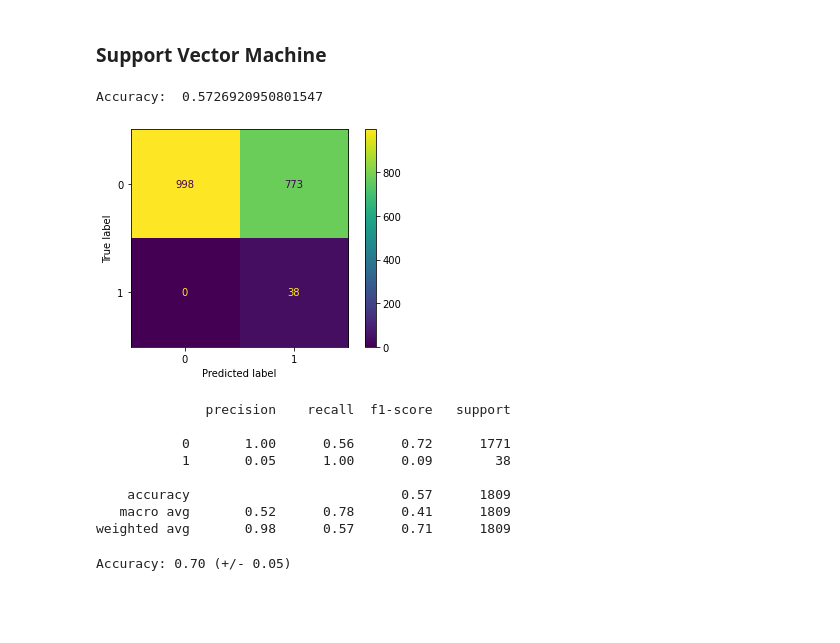
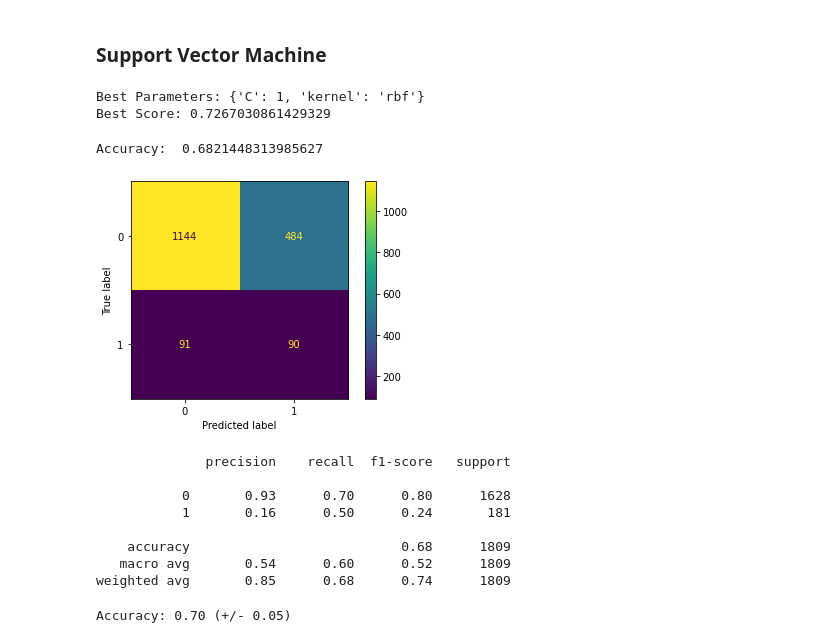
Before and after one commit to ruigomesbioinf/sib_dream_challenge, a Jupyter notebook: src/machine_learning.ipynb, the cells around one changed output. Saved outputs shown, nothing was run; the diff lists cells and outputs as text; code cells hidden in the pictures; blank space fills up the shorter version.

Commit message:
[FIX] y_test to be predicted

```diff
--- a/src/machine_learning.ipynb
+++ b/src/machine_learning.ipynb
@@ -51,11 +51,13 @@ Therefore, and looking for a model that can predict the probability of a patient
 #X_train.drop(columns=["Sample_ID"], inplace=True)
 y_train = X_train.PrevalentHFAIL + X_train.Event # data target with the patients that had HF before and after the first data collecting
 y_train = y_train.map({2: 1, 0: 0, 1: 1})
+y_train_base = y_train
 X_train.drop(columns=[ "PrevalentHFAIL","Event"], inplace=True)
 
 X_test.drop(columns=["Sample_ID"], inplace=True)
-y_test = X_test.PrevalentHFAIL  # data target with the patients that had HF before and after the first data collecting
+y_test = X_test.PrevalentHFAIL + X_test.Event  # data target with the patients that had HF before and after the first data collecting
 y_test = y_test.map({2: 1, 0: 0, 1: 1})
+y_test_base = y_test
 X_test.drop(columns=[ "PrevalentHFAIL","Event"], inplace=True)
 
 
@@ -67,6 +69,7 @@ sm = SMOTE(random_state=42)
 X_train, y_train = sm.fit_resample(X_train, y_train)
 
 print(f'Resampled dataset shape {Counter(y_train)}')
+print(f'Resampled dataset shape {Counter(y_test)}')
 # %% [output]
 Original dataset shape Counter({0: 3229, 1: 386})
 Resampled dataset shape Counter({0: 3229, 1: 3229})
@@ -103,7 +107,7 @@ from sklearn.metrics import accuracy_score, confusion_matrix, classification_rep
 # Standardize data
 scaler = StandardScaler()
 X_train = scaler.fit_transform(X_train)
-X_test = scaler.fit_transform(X_test)
+X_test = scaler.transform(X_test)
 # %% [markdown]
 ## Machine learning models
 # %% [markdown]
@@ -180,41 +184,64 @@ print(f"Accuracy: {scores.mean():.2f} (+/- {scores.std() * 2:.2f})")
 Accuracy: 0.70 (+/- 0.04)
 # %% [markdown]
 ### Support Vector Machine
+# %%
+from sklearn.svm import SVC
+
+# Define the parameter grid
+param_grid = {'C': [0.0001, 0.1, 1],
+              'kernel': ['linear', 'rbf'],
+              }
+
+# Initialize the SVC model
+svc = SVC()
+
+# Initialize the GridSearchCV object
+grid_search = GridSearchCV(svc, param_grid, cv=5)
+
+# Fit the GridSearchCV object to the data
+grid_search.fit(X_train, y_train)
+
+# Print the best parameters and the best score
+print("Best Parameters:", grid_search.best_params_)
+print("Best Score:", grid_search.best_score_)
+# %% [output]
+Best Parameters: {'C': 1, 'kernel': 'rbf'}
+Best Score: 0.7267030861429329
 # %%
-from sklearn.svm import SVC
+
 
 # Initialize the model
-clf = SVC(kernel="linear", random_state=42)
+clf = SVC(kernel="rbf", random_state=0, C=1)
 
 # Fit the model to the training data
 clf.fit(X_train, y_train)
 
 # Make predictions on the test data
 y_pred = clf.predict(X_test)
 
 # Evaluate the model's performance
 accuracy = clf.score(X_test, y_test)
 print("Accuracy: ", accuracy)
 
 # Plot the confusion matrix
 cm_logreg = confusion_matrix(y_test, y_pred, labels=clf.classes_)
 disp1 = ConfusionMatrixDisplay(confusion_matrix=cm_logreg, display_labels=clf.classes_)
 disp1.plot()
 plt.show()
 
 # print the classification report
 print(classification_report(y_test, y_pred))
 # %% [output]
-Accuracy:  0.5726920950801547
+Accuracy:  0.6821448313985627
-[figure, old version]
+[figure, new version]
               precision    recall  f1-score   support
 
-           0       1.00      0.56      0.72      1771
-           1       0.05      1.00      0.09        38
+           0       0.93      0.70      0.80      1628
+           1       0.16      0.50      0.24       181
 
-    accuracy                           0.57      1809
-   macro avg       0.52      0.78      0.41      1809
-weighted avg       0.98      0.57      0.71      1809
+    accuracy                           0.68      1809
+   macro avg       0.54      0.60      0.52      1809
+weighted avg       0.85      0.68      0.74      1809
 # %%
 scores = cross_val_score(clf, X_train, y_train, cv=5)
 
```
Also changed, not shown: parts of 13 cells of this notebook.
